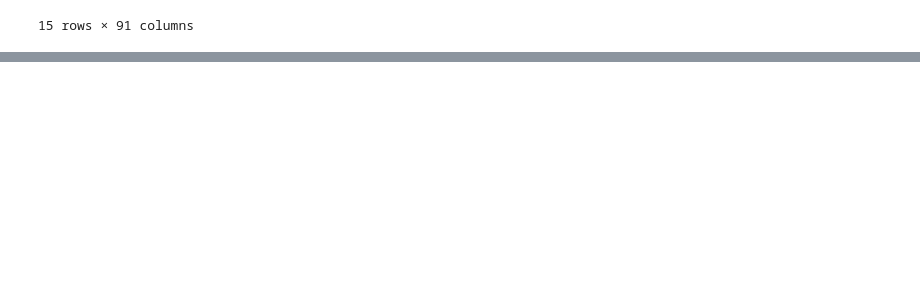
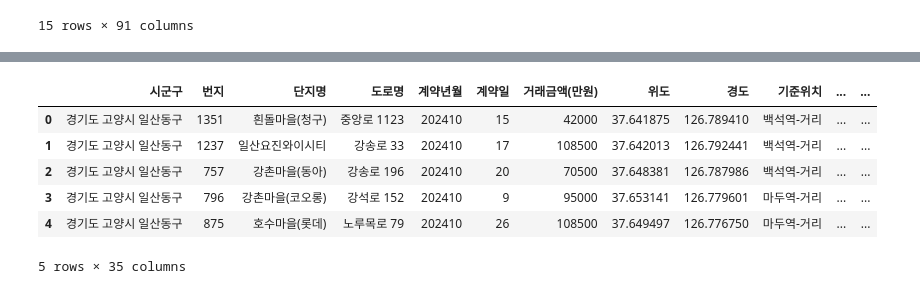
Before and after one commit to SnapishAgent/Ilsan-Investment-Insight, a Jupyter notebook: 교통 접근성/dataset_preprocessing_company_info.ipynb, the cells around one changed output, grey strips where cells are left out. Saved outputs shown, nothing was run; the diff lists cells and outputs as text; code cells hidden in the pictures; blank space fills up the shorter version.

```diff
--- a/교통 접근성/dataset_preprocessing_company_info.ipynb
+++ b/교통 접근성/dataset_preprocessing_company_info.ipynb
@@ -868,0 +919,36 @@ top3_df_ilsan.iloc[:,1:].to_csv("/Users/shinjh/Desktop/likelion/mid_project/data
+# %%
+ilsan_result = ilsan_result_origin.copy()
+ilsan_result = ilsan_result.iloc[:, 0:15]
+
+for spot in ['중구','강남구','종로구','영등포구','서초구']:
+    # 운행거리 데이터 평균
+    selected_data_dist = ilsan_result_origin.filter(regex=f'{spot}.*미래운행거리')
+
+    distance_data = selected_data_dist.apply(lambda col: col.map(lambda x: int(x.split(',')[0].lstrip('(')) if isinstance(x, str) else 0))
+
+    selected_word_dist = f'{spot}_평균운행거리'
+    ilsan_result[selected_word_dist] = distance_data.mean(axis=1)
+
+for spot in ['중구','강남구','종로구','영등포구','서초구']:
+    # 시간 순 데이터 평균
+    for time in ['오전8시','낮12시','오후6시']:
+        selected_data_time = ilsan_result_origin.filter(regex=fr'^{spot}.*{time}$')
+
+        # 소요시간만 추출하여 'time_data' 생성 (각 열에 대해 map 사용)
+        time_data = selected_data_time.apply(lambda col: col.map(lambda x: int(x.split(',')[1].strip(')')) if isinstance(x, str) else 0))
+
+        # 행별 평균 계산
+        row_means = time_data.mean(axis=1)
+
+        selected_word = f'{spot}_{time}_평균시간(초)'
+        ilsan_result[selected_word] = row_means
+# %%
+ilsan_result.head()
+# %% [output]
+|  | 시군구 | 번지 | 단지명 | 도로명 | 계약년월 | 계약일 | 거래금액(만원) | 위도 | 경도 | 기준위치 | ... | ... |
+| 0 | 경기도 고양시 일산동구 | 1351 | 흰돌마을(청구) | 중앙로 1123 | 202410 | 15 | 42000 | 37.641875 | 126.789410 | 백석역-거리 | ... | ... |
+| 1 | 경기도 고양시 일산동구 | 1237 | 일산요진와이시티 | 강송로 33 | 202410 | 17 | 108500 | 37.642013 | 126.792441 | 백석역-거리 | ... | ... |
+| 2 | 경기도 고양시 일산동구 | 757 | 강촌마을(동아) | 강송로 196 | 202410 | 20 | 70500 | 37.648381 | 126.787986 | 백석역-거리 | ... | ... |
+| 3 | 경기도 고양시 일산동구 | 796 | 강촌마을(코오롱) | 강석로 152 | 202410 | 9 | 95000 | 37.653141 | 126.779601 | 마두역-거리 | ... | ... |
+| 4 | 경기도 고양시 일산동구 | 875 | 호수마을(롯데) | 노루목로 79 | 202410 | 26 | 108500 | 37.649497 | 126.776750 | 마두역-거리 | ... | ... |
+5 rows × 35 columns
```
Also changed, not shown: parts of 15 cells of this notebook.
